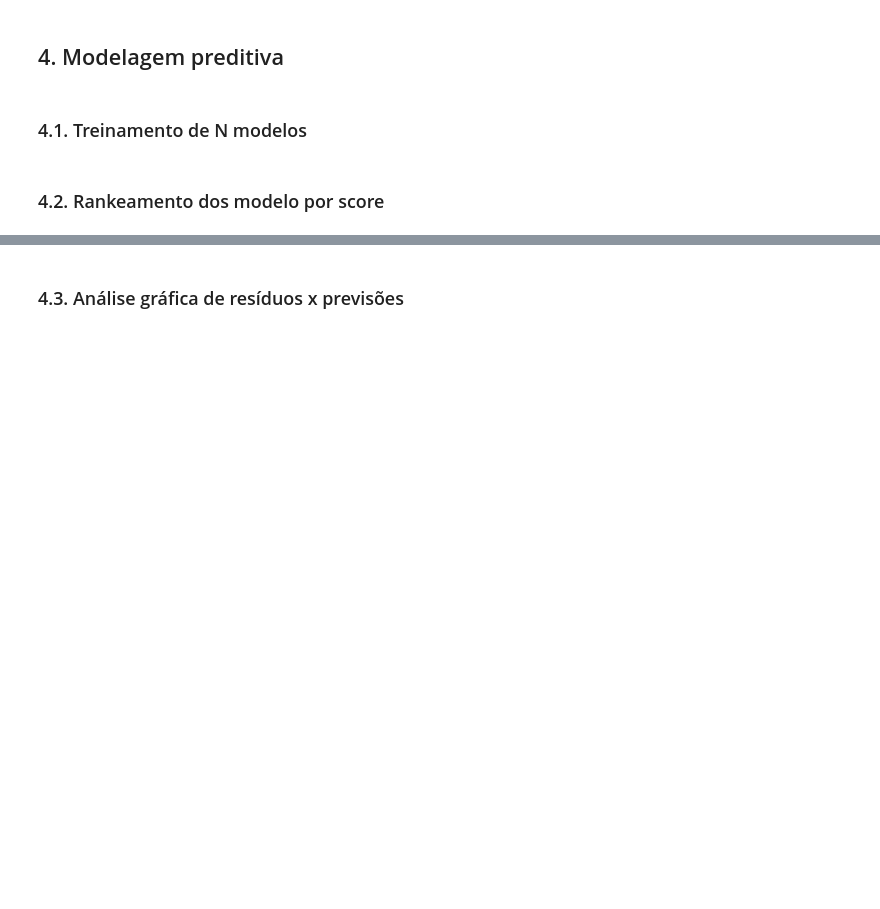
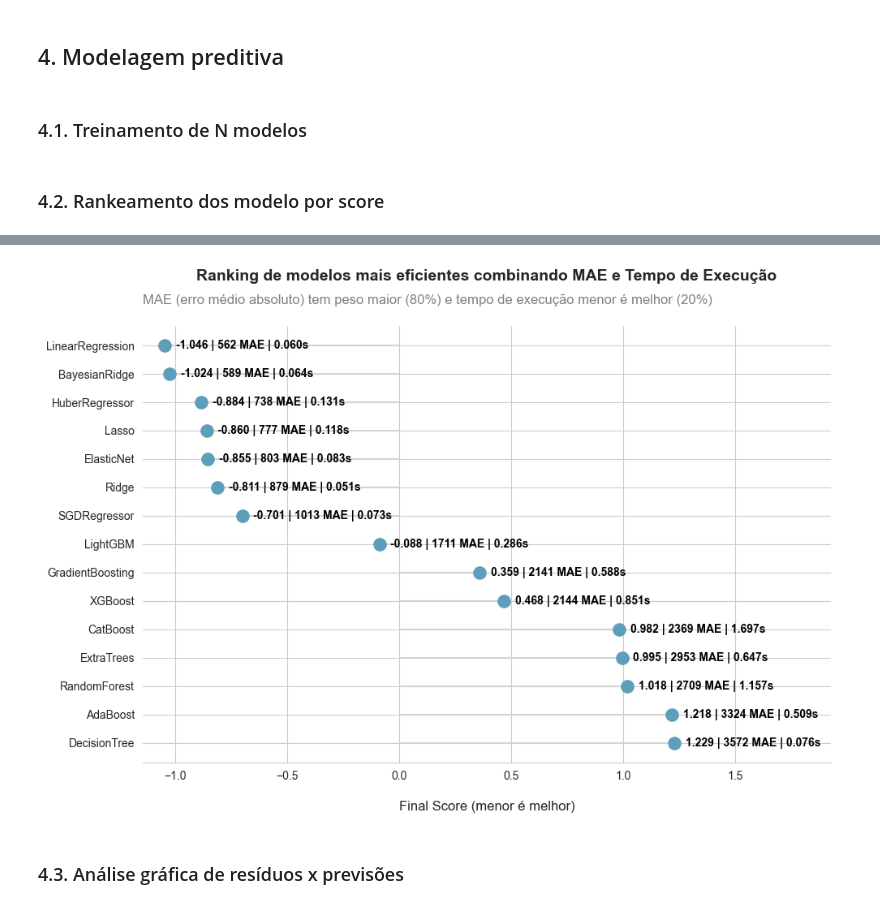
Before and after one commit to emso-exe/Compra_de_carro, a Jupyter notebook: 002_modelagem_preditiva.ipynb, the cells around one changed output, grey strips where cells are left out. Cells and saved outputs as stored; diff of their text form; code cells hidden in the pictures; blank space fills up the shorter version.

```diff
--- a/002_modelagem_preditiva.ipynb
+++ b/002_modelagem_preditiva.ipynb
@@ -424,3 +465,50 @@ df_results
+# %%
+# Ordenar os modelos pelo Final_Score para o gráfico
+df_plot = df_ranked_default.sort_values(by='Final_Score', ascending=False)
+
+# Figura e eixo
+fig, ax = plt.subplots(figsize=(10, 7))
+
+# Linha horizontal
+ax.hlines(y=df_plot['Model'], xmin=df_plot['Final_Score'], xmax=0,
+    color='lightgray', linewidth=1.5)
+
+# Pontos no valor real
+ax.scatter(df_plot['Final_Score'], df_plot['Model'],
+           color='#5d9eba', s=120, zorder=3)
+
+# Adicionar texto com MAE e tempo
+for score, mae, time_s, model in zip(
+    df_plot['Final_Score'], df_plot['Test_MAE'], df_plot['Time (s)'], df_plot['Model']):
+    ax.text(score + 0.05, model, f'{score:.3f} | {mae:.0f} MAE | {time_s:.3f}s',
+        fontweight='bold', va='center', fontsize=10, color='#000000')
+
+# Título e labels
+ax.set_title('Ranking de modelos mais eficientes combinando MAE e Tempo de Execução',
+             fontsize=14, fontweight='bold', pad=40)
+ax.set_xlabel('\nFinal Score (menor é melhor)', fontsize=12)
+ax.set_ylabel('')
+
+# Subtítulo explicativo
+ax.text(0, 1.05,
+        'MAE (erro médio absoluto) tem peso maior (80%) e tempo de execução menor é melhor (20%)',
+        fontsize=12, color='gray', ha='left', transform=ax.transAxes)
+
+# Ajuste de eixo para não cortar textos
+ax.set_xlim(df_plot['Final_Score'].min() - 0.1,
+            df_plot['Final_Score'].max() + 0.7)
+#ax.tick_params(labelsize=10)
+
+# limpar borda superior e direita
+sns.despine(left=True, bottom=False)
+
+# Ajuste final do layout para evitar sobreposição
+plt.tight_layout()
+
+# Exibição do gráfico
+plt.show()
+# %% [output]
+[figure, added]
 # %% [markdown]
 ### 4.3. Análise gráfica de resíduos x previsões
 # %%
```
Also changed, not shown: parts of 26 cells of this notebook.
